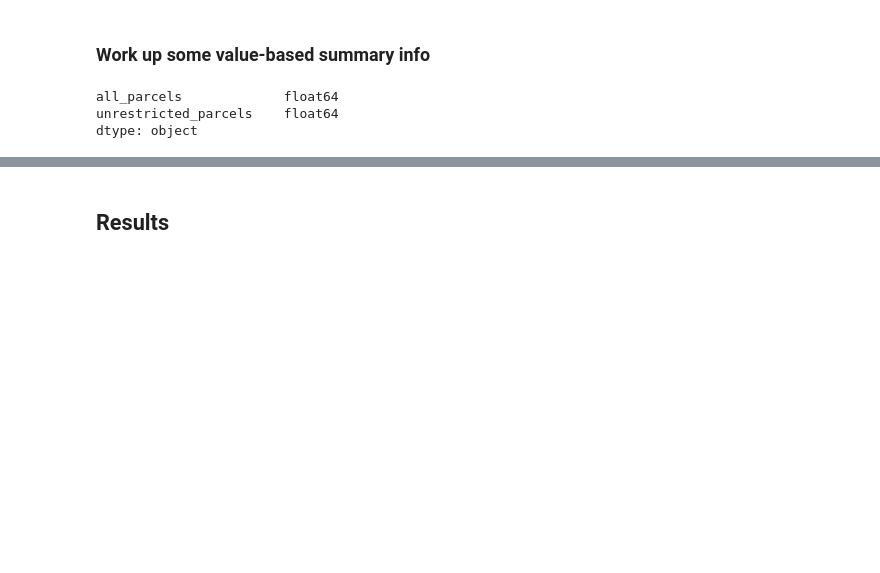
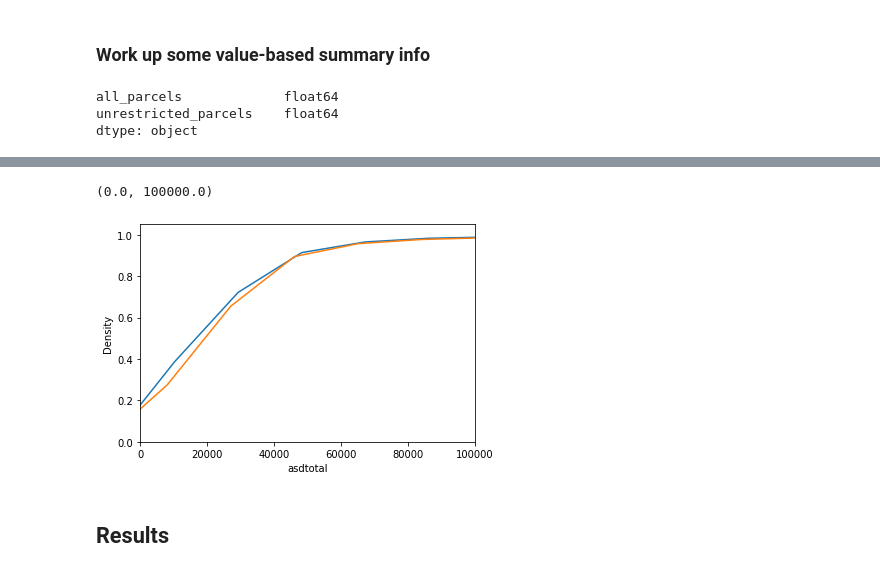
Before and after one commit to PMattox/dsa_masters, a Jupyter notebook: DSA_Capstone/Analysis - Residential Area.ipynb, the cells around one changed output, grey strips where cells are left out. Saved outputs shown, nothing was run; the diff lists cells and outputs as text; code cells hidden in the pictures; blank space fills up the shorter version.

```diff
--- a/DSA_Capstone/Analysis - Residential Area.ipynb
+++ b/DSA_Capstone/Analysis - Residential Area.ipynb
@@ -238,3 +287,17 @@ asd_summary
+# %%
+sns.kdeplot(
+    gdf_parcels['asdtotal'],
+    cumulative=True, common_norm=False, common_grid=True)
+
+sns.kdeplot(
+    gdf_res_remain['asdtotal'],
+    cumulative=True, common_norm=False, common_grid=True)
+
+
+plt.xlim(0,100000)
+# %% [output]
+(0.0, 100000.0)
+[figure, added]
 # %% [markdown]
 ## Results
 # %%
```
Also changed, not shown: parts of 8 cells of this notebook, 17 other files.
